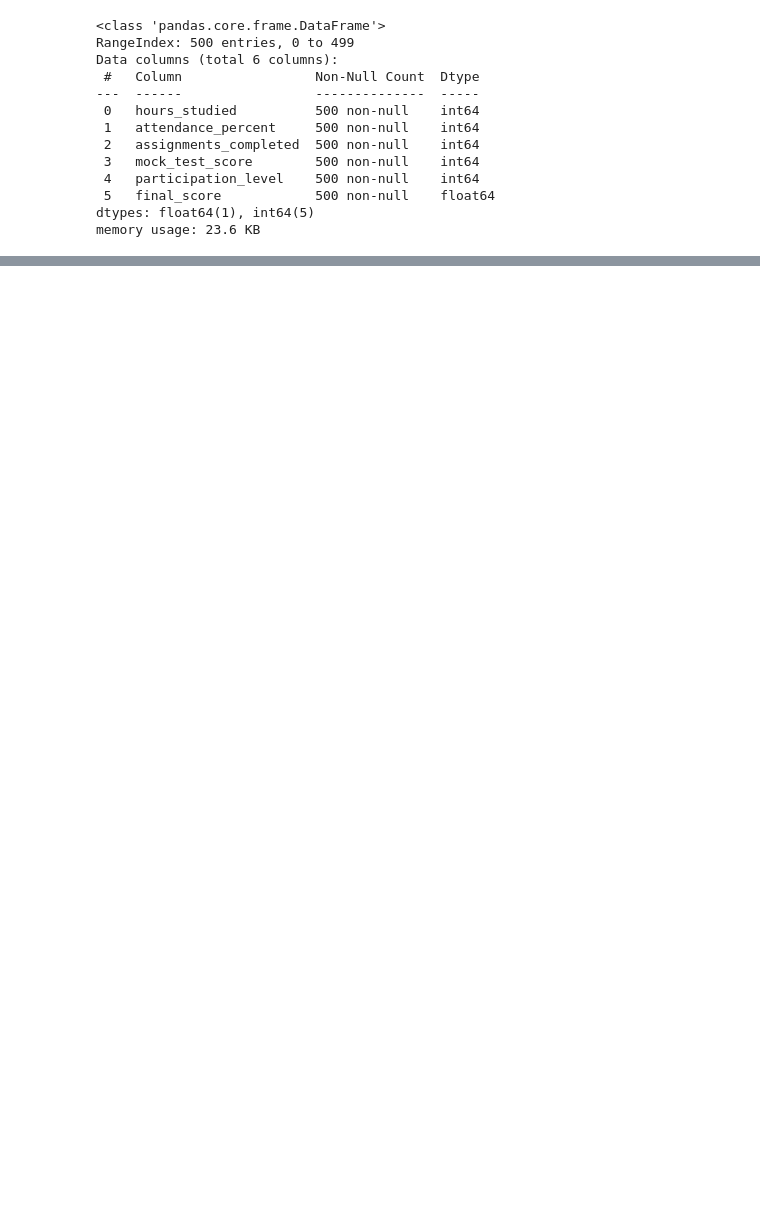
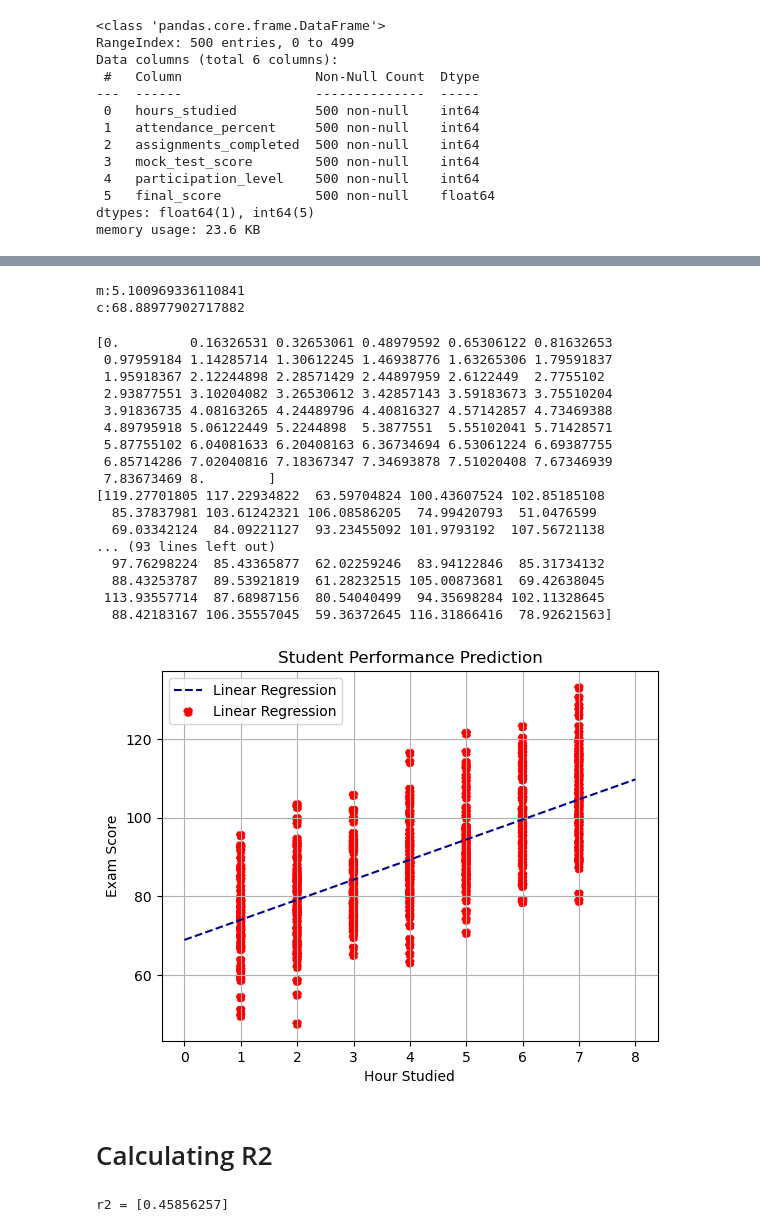
Before and after one commit to Sinchana-Urs2301/Internship, a Jupyter notebook: internship.ipynb, the cells around one changed output, grey strips where cells are left out. Drawn from its saved outputs; the diff is of its cells as text; code cells hidden in the pictures; blank space fills up the shorter version.

```diff
--- a/internship.ipynb
+++ b/internship.ipynb
@@ -69,0 +84,72 @@ data.describe()
+# %%
+mean_x = np.mean(X)
+mean_y = np.mean(Y)
+
+n = len(X)
+
+numer = 0
+denom = 0
+
+for i in range(n):
+    numer += (X[i]-mean_x)*(Y[i]-mean_y)
+    denom += (X[i]-mean_x)**2
+
+m = numer/denom
+c = mean_y -(m * mean_x)
+
+print(f"m:{m}")
+print(f"c:{c}")
+# %% [output]
+m:5.100969336110841
+c:68.88977902717882
+# %%
+max_x = np.max(X)+1
+min_x = np.min(X)-1
+
+x = np.linspace(min_x , max_x)
+print(x)
+print(Y)
+y = (m * x) + c
+
+plt.plot(x,y,color='darkblue' , label='Linear Regression' , linestyle='--')
+plt.scatter(X , Y , color='red' , label='Linear Regression' , linestyle='--')
+plt.title('Student Performance Prediction')
+plt.xlabel('Hour Studied')
+plt.ylabel('Exam Score')
+plt.legend(loc='best')
+plt.grid(True)
+plt.show()
+# %% [output]
+[0.         0.16326531 0.32653061 0.48979592 0.65306122 0.81632653
+ 0.97959184 1.14285714 1.30612245 1.46938776 1.63265306 1.79591837
+ 1.95918367 2.12244898 2.28571429 2.44897959 2.6122449  2.7755102
+ 2.93877551 3.10204082 3.26530612 3.42857143 3.59183673 3.75510204
+ 3.91836735 4.08163265 4.24489796 4.40816327 4.57142857 4.73469388
+ 4.89795918 5.06122449 5.2244898  5.3877551  5.55102041 5.71428571
+ 5.87755102 6.04081633 6.20408163 6.36734694 6.53061224 6.69387755
+ 6.85714286 7.02040816 7.18367347 7.34693878 7.51020408 7.67346939
+ 7.83673469 8.        ]
+[119.27701805 117.22934822  63.59704824 100.43607524 102.85185108
+  85.37837981 103.61242321 106.08586205  74.99420793  51.0476599
+  69.03342124  84.09221127  93.23455092 101.9793192  107.56721138
+... (93 lines left out)
+  97.76298224  85.43365877  62.02259246  83.94122846  85.31734132
+  88.43253787  89.53921819  61.28232515 105.00873681  69.42638045
+ 113.93557714  87.68987156  80.54040499  94.35698284 102.11328645
+  88.42183167 106.35557045  59.36372645 116.31866416  78.92621563]
+[figure, added]
+# %% [markdown]
+# Calculating R2
+# %%
+ss_tot = 0
+ss_res = 0
+
+for i in range(n):
+    y_pred = (m * X[i]) + c
+    ss_tot += (Y[i] - mean_y) ** 2
+    ss_res += (Y[i] - y_pred) ** 2
+
+r2 = 1 - (ss_res/ss_tot)
+print(f"r2 = {r2}")
+# %% [output]
+r2 = [0.45856257]
```
Also changed, not shown: parts of 10 cells of this notebook.
